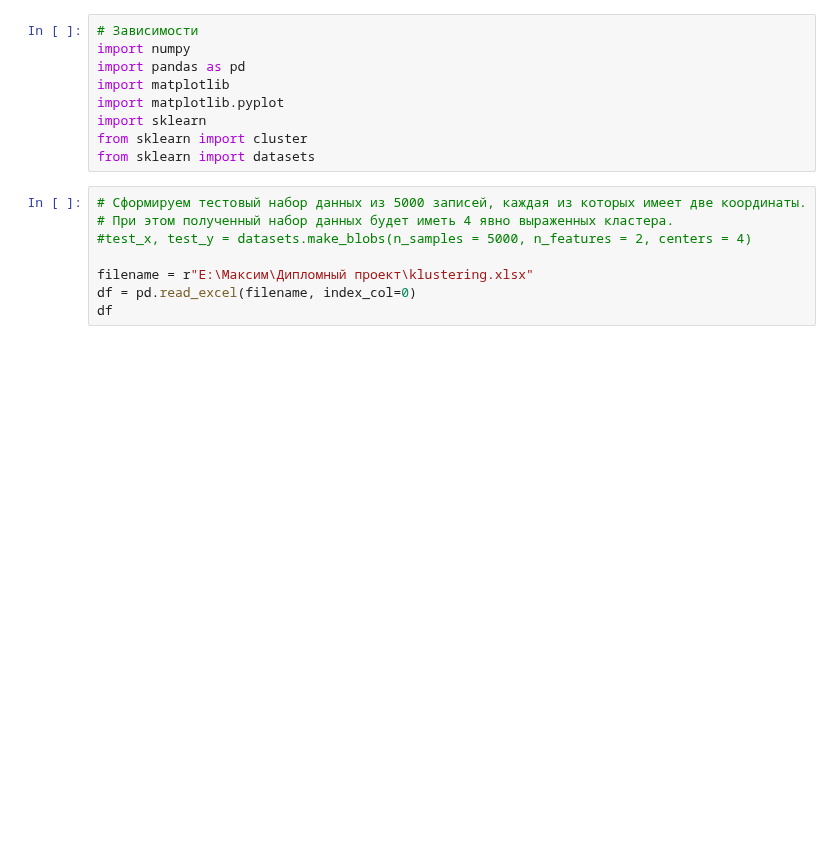
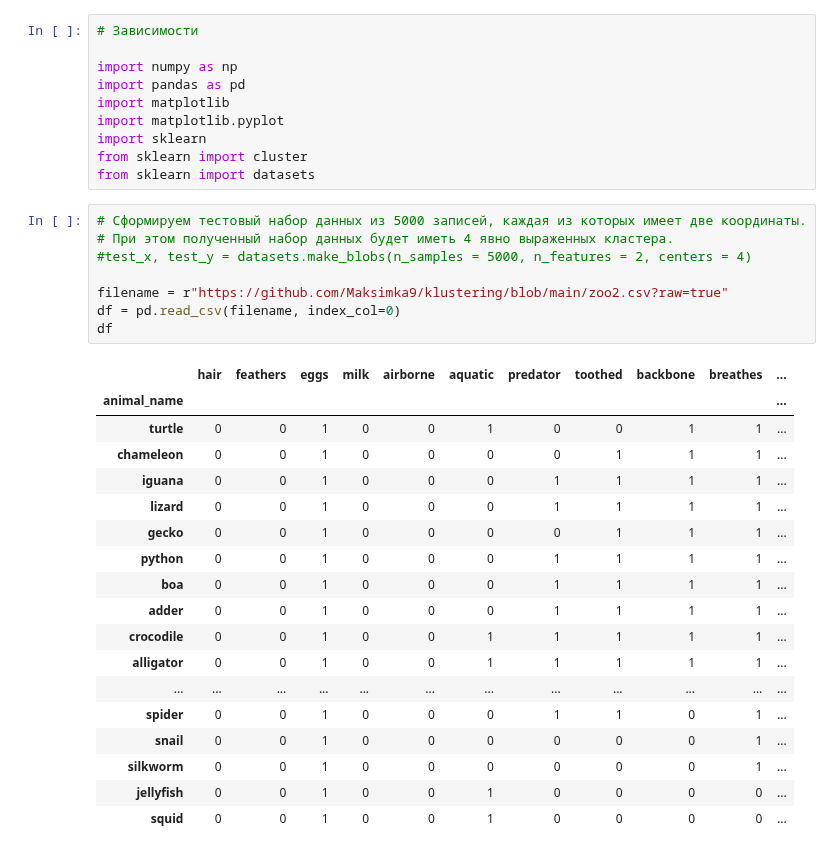
Before and after one commit to Maksimka9/clustering, a Jupyter notebook: test.ipynb, the cells around one changed output. Saved outputs shown, nothing was run; the diff lists cells and outputs as text; blank space fills up the shorter version.

```diff
--- a/test.ipynb
+++ b/test.ipynb
@@ -2,7 +2,8 @@
 <a href="https://colab.research.google.com/github/Maksimka9/klustering/blob/main/test.ipynb" target="_parent"><img src="https://colab.research.google.com/assets/colab-badge.svg" alt="Open In Colab"/></a>
 # %%
 # Зависимости
-import numpy
+
+import numpy as np
 import pandas as pd
 import matplotlib
 import matplotlib.pyplot
@@ -12,8 +13,27 @@ from sklearn import datasets
 # %%
 # Сформируем тестовый набор данных из 5000 записей, каждая из которых имеет две координаты.
 # При этом полученный набор данных будет иметь 4 явно выраженных кластера.
 #test_x, test_y = datasets.make_blobs(n_samples = 5000, n_features = 2, centers = 4)
 
-filename = r"E:\Максим\Дипломный проект\klustering.xlsx"
-df = pd.read_excel(filename, index_col=0)
+filename = r"https://github.com/Maksimka9/klustering/blob/main/zoo2.csv?raw=true"
+df = pd.read_csv(filename, index_col=0)
 df
+# %% [output]
+|  | hair | feathers | eggs | milk | airborne | aquatic | predator | toothed | backbone | breathes | ... |
+| animal_name |  |  |  |  |  |  |  |  |  |  | ... |
+| turtle | 0 | 0 | 1 | 0 | 0 | 1 | 0 | 0 | 1 | 1 | ... |
+| chameleon | 0 | 0 | 1 | 0 | 0 | 0 | 0 | 1 | 1 | 1 | ... |
+| iguana | 0 | 0 | 1 | 0 | 0 | 0 | 1 | 1 | 1 | 1 | ... |
+| lizard | 0 | 0 | 1 | 0 | 0 | 0 | 1 | 1 | 1 | 1 | ... |
+| gecko | 0 | 0 | 1 | 0 | 0 | 0 | 0 | 1 | 1 | 1 | ... |
+| python | 0 | 0 | 1 | 0 | 0 | 0 | 1 | 1 | 1 | 1 | ... |
+| boa | 0 | 0 | 1 | 0 | 0 | 0 | 1 | 1 | 1 | 1 | ... |
+| adder | 0 | 0 | 1 | 0 | 0 | 0 | 1 | 1 | 1 | 1 | ... |
+| crocodile | 0 | 0 | 1 | 0 | 0 | 1 | 1 | 1 | 1 | 1 | ... |
+| alligator | 0 | 0 | 1 | 0 | 0 | 1 | 1 | 1 | 1 | 1 | ... |
+| ... | ... | ... | ... | ... | ... | ... | ... | ... | ... | ... | ... |
+| spider | 0 | 0 | 1 | 0 | 0 | 0 | 1 | 1 | 0 | 1 | ... |
+| snail | 0 | 0 | 1 | 0 | 0 | 0 | 0 | 0 | 0 | 1 | ... |
+| silkworm | 0 | 0 | 1 | 0 | 0 | 0 | 0 | 0 | 0 | 1 | ... |
+| jellyfish | 0 | 0 | 1 | 0 | 0 | 1 | 0 | 0 | 0 | 0 | ... |
+| squid | 0 | 0 | 1 | 0 | 0 | 1 | 0 | 0 | 0 | 0 | ... |
```
Also changed, not shown: parts of 7 cells of this notebook.
